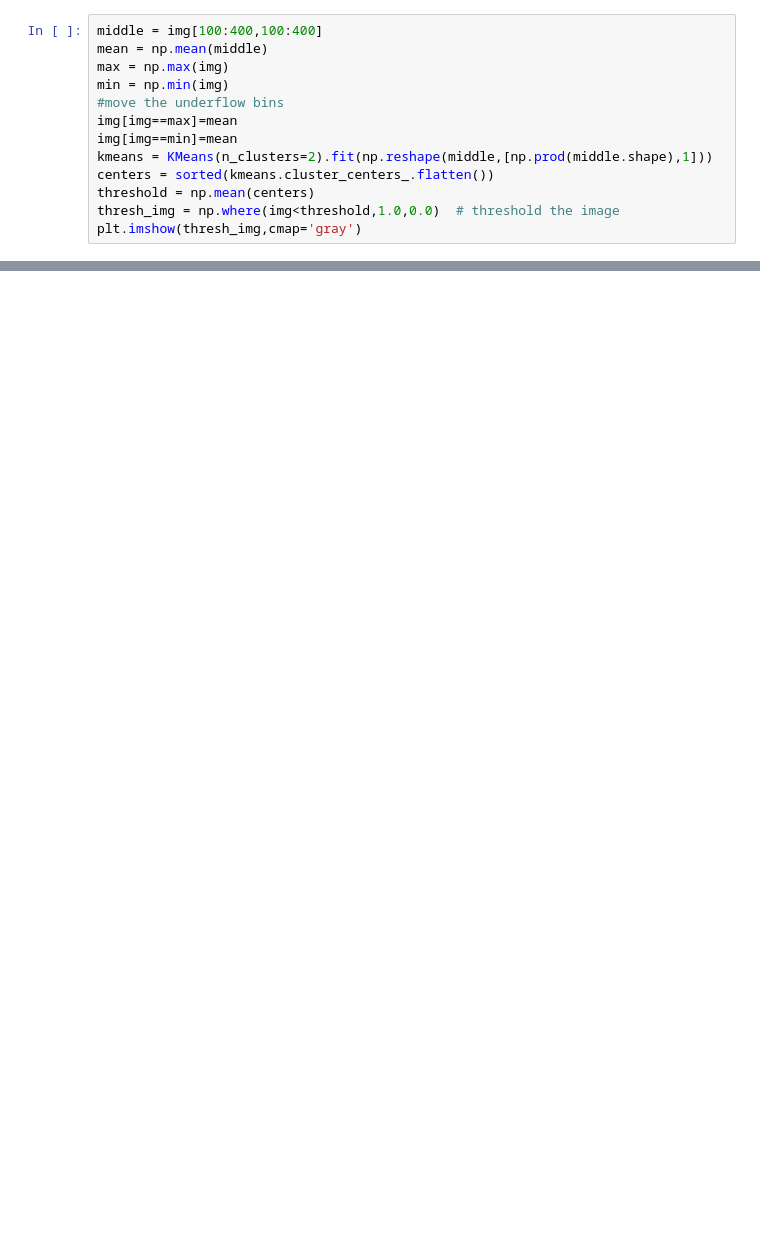
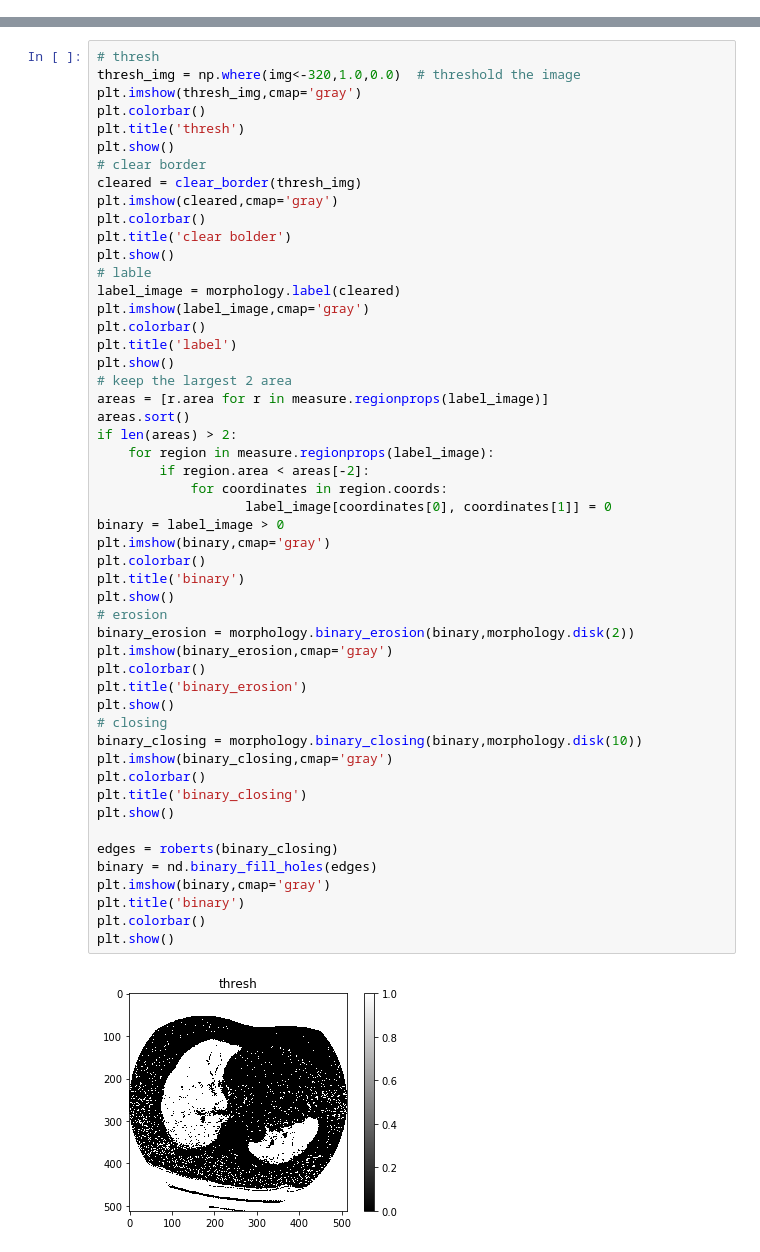
Before and after one commit to thylakoids/luna, a Jupyter notebook: src2/segment.ipynb, the cells around one changed output, grey strips where cells are left out. Drawn from its saved outputs; the diff is of its cells as text; blank space fills up the shorter version.

```diff
--- a/src2/segment.ipynb
+++ b/src2/segment.ipynb
@@ -34,13 +32,0 @@ plt.show()
-# %%
-middle = img[100:400,100:400]
-mean = np.mean(middle)
-max = np.max(img)
-min = np.min(img)
-#move the underflow bins
-img[img==max]=mean
-img[img==min]=mean
-kmeans = KMeans(n_clusters=2).fit(np.reshape(middle,[np.prod(middle.shape),1]))
-centers = sorted(kmeans.cluster_centers_.flatten())
-threshold = np.mean(centers)
-thresh_img = np.where(img<threshold,1.0,0.0)  # threshold the image
-plt.imshow(thresh_img,cmap='gray')
@@ -52,0 +35,53 @@ plt.imshow(thresh_img,cmap='gray')
+# %%
+# thresh
+thresh_img = np.where(img<-320,1.0,0.0)  # threshold the image
+plt.imshow(thresh_img,cmap='gray')
+plt.colorbar()
+plt.title('thresh')
+plt.show()
+# clear border
+cleared = clear_border(thresh_img)
+plt.imshow(cleared,cmap='gray')
+plt.colorbar()
+plt.title('clear bolder')
+plt.show()
+# lable
+label_image = morphology.label(cleared)
+plt.imshow(label_image,cmap='gray')
+plt.colorbar()
+plt.title('label')
+plt.show()
+# keep the largest 2 area
+areas = [r.area for r in measure.regionprops(label_image)]
+areas.sort()
+if len(areas) > 2:
+    for region in measure.regionprops(label_image):
+        if region.area < areas[-2]:
+            for coordinates in region.coords:
+                   label_image[coordinates[0], coordinates[1]] = 0
+binary = label_image > 0
+plt.imshow(binary,cmap='gray')
+plt.colorbar()
+plt.title('binary')
+plt.show()
+# erosion
+binary_erosion = morphology.binary_erosion(binary,morphology.disk(2))
+plt.imshow(binary_erosion,cmap='gray')
+plt.colorbar()
+plt.title('binary_erosion')
+plt.show()
+# closing
+binary_closing = morphology.binary_closing(binary,morphology.disk(10))
+plt.imshow(binary_closing,cmap='gray')
+plt.colorbar()
+plt.title('binary_closing')
+plt.show()
+
+edges = roberts(binary_closing)
+binary = nd.binary_fill_holes(edges)
+plt.imshow(binary,cmap='gray')
+plt.title('binary')
+plt.colorbar()
+plt.show()
+# %% [output]
+[figure, added]
```
Also changed, not shown: parts of 8 cells of this notebook, 8 other files.
